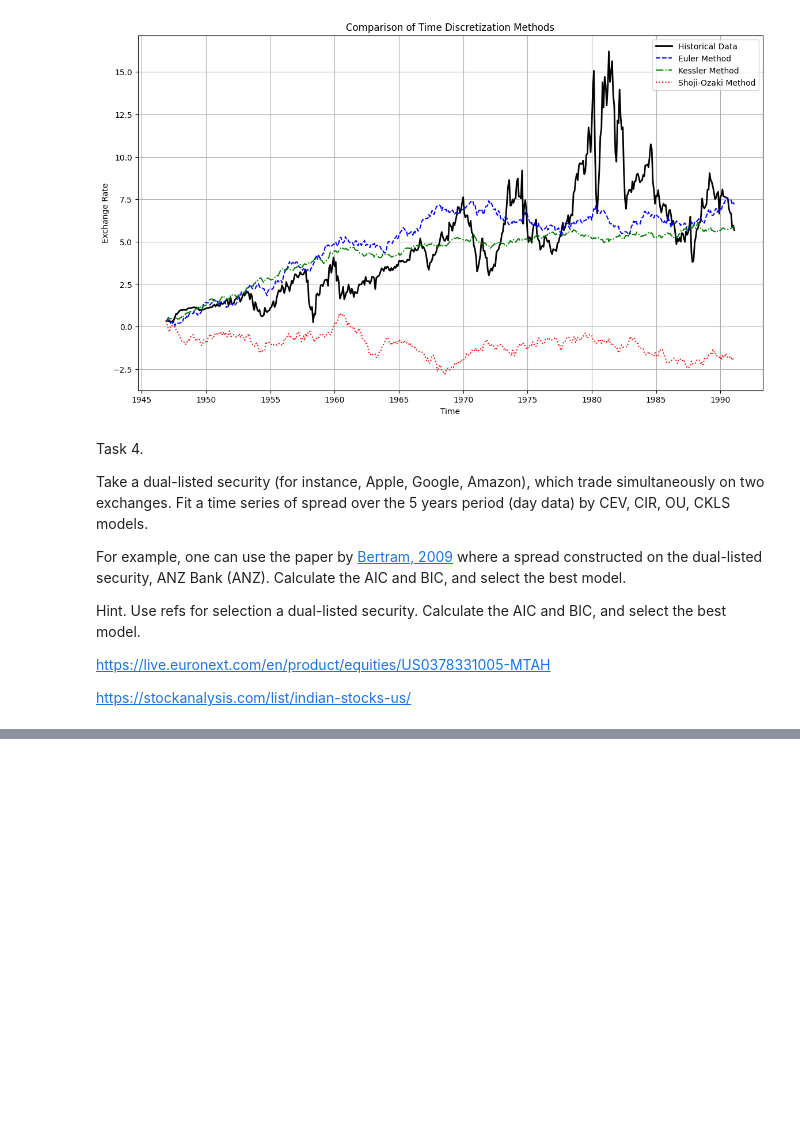
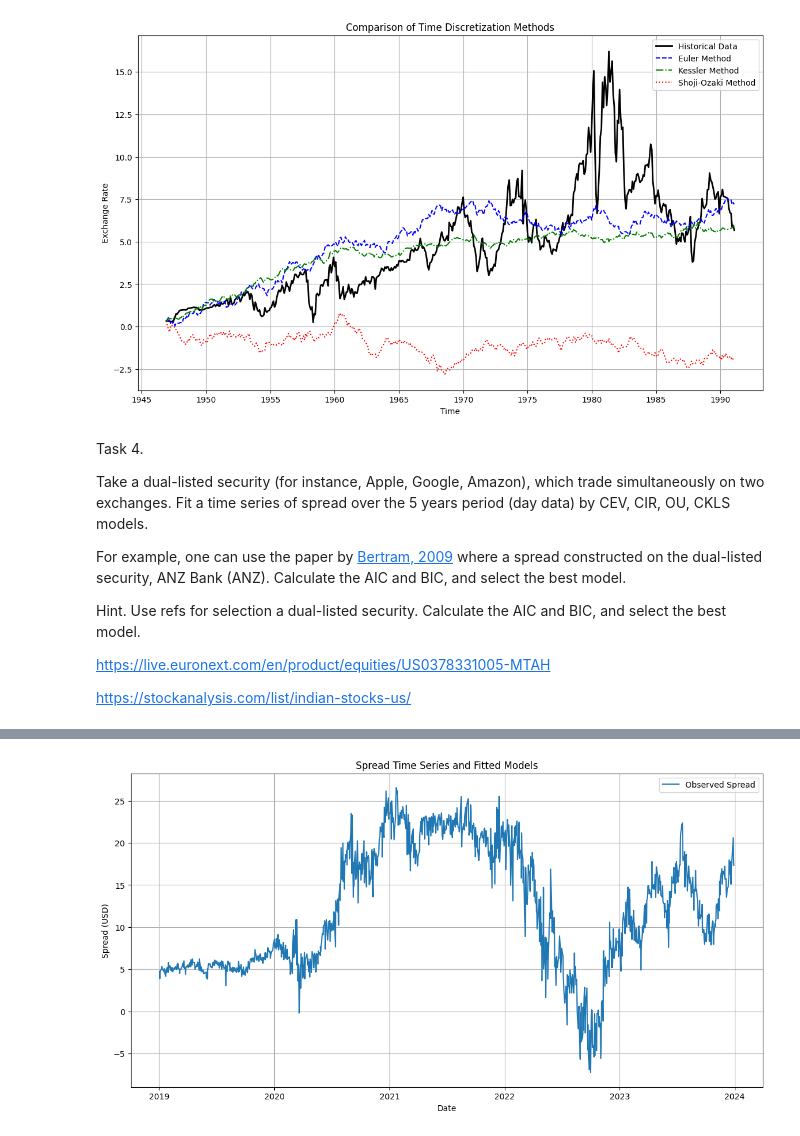
Before and after one commit to vehcamut/SSP_SIRIUS24, a Jupyter notebook: TSD_Lab_final_6_SSP.ipynb, the cells around one changed output, grey strips where cells are left out. Saved outputs shown, nothing was run; the diff lists cells and outputs as text; code cells hidden in the pictures; blank space fills up the shorter version.

```diff
--- a/TSD_Lab_final_6_SSP.ipynb
+++ b/TSD_Lab_final_6_SSP.ipynb
@@ -2282,2 +2362,89 @@ https://stockanalysis.com/list/indian-stocks-us/
 # %%
-# your code
+import numpy as np
+import pandas as pd
+import matplotlib.pyplot as plt
+from scipy.optimize import minimize
+import scipy.stats as stats
+
+# Загрузка данных спреда
+data = pd.read_csv("apple_spread_data.csv", index_col=0, parse_dates=True)
+data = data.dropna()
+spread = data['Spread'].dropna()
+
+# Вычисляем изменения спреда
+dt = 1 / 252  # ежедневные изменения (предполагаем 252 торговых дня в году)
+# dS = spread.diff().dropna()
+# S = spread[:-1]
+
+# Вычисляем изменения спреда и удаляем NaN значения
+dS = spread.diff().dropna()
+S = spread.shift(1).dropna()
+
+# Выравниваем размеры dS и S
+dS = dS.iloc[1:]
+S = S.iloc[1:]
+
+# 1. OU модель: dS_t = θ(μ - S_t)dt + σdW_t
+def ou_log_likelihood(params):
+    theta, mu, sigma = params
+    residuals = dS - theta * (mu - S) * dt
+    likelihood = stats.norm.logpdf(residuals, scale=sigma * np.sqrt(dt))
+    return -np.sum(likelihood)
+
+# Начальные значения и оценка параметров OU
+ou_initial_params = [0.1, spread.mean(), spread.std()]
+ou_result = minimize(ou_log_likelihood, ou_initial_params, method='L-BFGS-B')
+theta_ou, mu_ou, sigma_ou = ou_result.x
+
+# 2. CIR модель: dS_t = κ(θ - S_t)dt + σ√S_t dW_t
+def cir_log_likelihood(params):
+    kappa, theta, sigma = params
+    residuals = dS - kappa * (theta - S) * dt
+    likelihood = stats.norm.logpdf(residuals, scale=sigma * np.sqrt(S * dt))
+    return -np.sum(likelihood)
+
+# Начальные значения и оценка параметров CIR
+cir_initial_params = [0.1, spread.mean(), spread.std()]
+cir_result = minimize(cir_log_likelihood, cir_initial_params, method='L-BFGS-B')
+kappa_cir, theta_cir, sigma_cir = cir_result.x
+
+# 3. CEV модель: dS_t = μS_t dt + σS_t^β dW_t
+def cev_log_likelihood(params):
+    mu, sigma, beta = params
+    residuals = dS - mu * S * dt
+    likelihood = stats.norm.logpdf(residuals, scale=sigma * S**beta * np.sqrt(dt))
+    return -np.sum(likelihood)
+
+# Начальные значения и оценка параметров CEV
+cev_initial_params = [0.1, spread.std(), 0.5]
+cev_result = minimize(cev_log_likelihood, cev_initial_params, method='L-BFGS-B')
+mu_cev, sigma_cev, beta_cev = cev_result.x
+
+# 4. CKLS модель: dS_t = κ(θ - S_t)dt + σS_t^γ dW_t
+def ckls_log_likelihood(params):
+    kappa, theta, sigma, gamma = params
+    residuals = dS - kappa * (theta - S) * dt
+    likelihood = stats.norm.logpdf(residuals, scale=sigma * S**gamma * np.sqrt(dt))
+    return -np.sum(likelihood)
+
+# Начальные значения и оценка параметров CKLS
+ckls_initial_params = [0.1, spread.mean(), spread.std(), 0.5]
+ckls_result = minimize(ckls_log_likelihood, ckls_initial_params, method='L-BFGS-B')
+kappa_ckls, theta_ckls, sigma_ckls, gamma_ckls = ckls_result.x
+
+# Вывод результатов
+print("OU Model Parameters: θ =", theta_ou, ", μ =", mu_ou, ", σ =", sigma_ou)
+print("CIR Model Parameters: κ =", kappa_cir, ", θ =", theta_cir, ", σ =", sigma_cir)
+print("CEV Model Parameters: μ =", mu_cev, ", σ =", sigma_cev, ", β =", beta_cev)
+print("CKLS Model Parameters: κ =", kappa_ckls, ", θ =", theta_ckls, ", σ =", sigma_ckls, ", γ =", gamma_ckls)
+
+# Визуализация спреда и моделируемых значений
+plt.figure(figsize=(14, 7))
+plt.plot(pd.to_datetime(data.index), spread, label='Observed Spread')
+plt.title('Spread Time Series and Fitted Models')
+plt.xlabel('Date')
+plt.ylabel('Spread (USD)')
+plt.legend()
+plt.grid()
+plt.show()
+# %% [output]
@@ -2283,0 +2455 @@ https://stockanalysis.com/list/indian-stocks-us/
+[figure, added]
```
Also changed, not shown: parts of 6 cells of this notebook.
